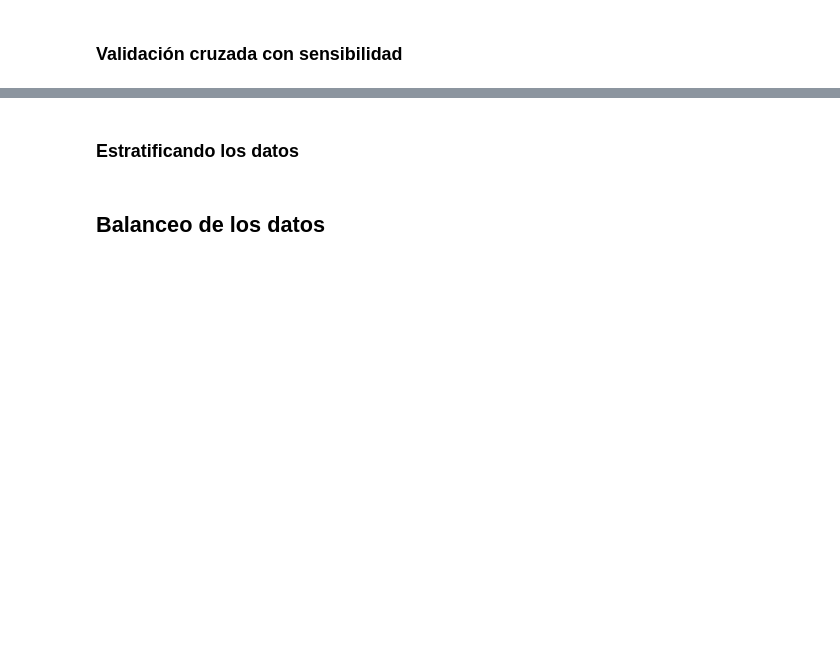
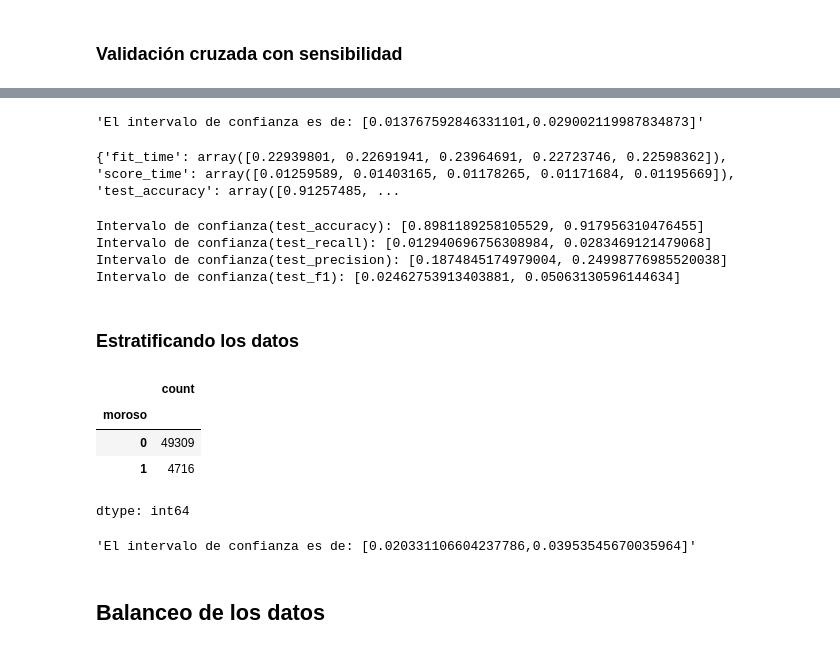
Before and after one commit to Starleen1996/Machine_Learning_modelos, a Jupyter notebook: Clasificacion_validacion_y_metricas.ipynb, the cells around one changed output, grey strips where cells are left out. Saved outputs shown, nothing was run; the diff lists cells and outputs as text; code cells hidden in the pictures; blank space fills up the shorter version.

```diff
--- a/Clasificacion_validacion_y_metricas.ipynb
+++ b/Clasificacion_validacion_y_metricas.ipynb
@@ -271,0 +314,16 @@ Generalmente, se utilizan 5 o 10 partes. Un número mayor no suele ser necesario
+# %%
+intervalo_confianza(cv_resultados)
+# %% [output]
+'El intervalo de confianza es de: [0.013767592846331101,0.029002119987834873]'
+# %%
+
+# Otro ejemplo - calculando todas las metricas
+
+modelo = DecisionTreeClassifier(max_depth = 10)
+KF = KFold(n_splits=5, shuffle = True, random_state = 5)
+# Aquí sí se puede pasar un diccionario o lista de métricas
+cv_resultados = cross_validate( modelo, X, y, cv=KF, scoring=['accuracy','recall','precision','f1'])
+
+print(cv_resultados)
+# %% [output]
+{'fit_time': array([0.22939801, 0.22691941, 0.23964691, 0.22723746, 0.22598362]), 'score_time': array([0.01259589, 0.01403165, 0.01178265, 0.01171684, 0.01195669]), 'test_accuracy': array([0.91257485, ...
@@ -272,2 +339,17 @@ Generalmente, se utilizan 5 o 10 partes. Un número mayor no suele ser necesario
+# %%
+informe_metricas(cv_resultados)
+# %% [output]
+Intervalo de confianza(test_accuracy): [0.8981189258105529, 0.917956310476455]
+Intervalo de confianza(test_recall): [0.012940696756308984, 0.0283469121479068]
+Intervalo de confianza(test_precision): [0.1874845174979004, 0.24998776985520038]
+Intervalo de confianza(test_f1): [0.02462753913403881, 0.05063130596144634]
 # %% [markdown]
 ### Estratificando los datos
+# %%
+datos['moroso'].value_counts()
+# %% [output]
+|  | count |
+| moroso |  |
+| 0 | 49309 |
+| 1 | 4716 |
+dtype: int64
@@ -274,3 +362,8 @@ Generalmente, se utilizan 5 o 10 partes. Un número mayor no suele ser necesario
+# %%
+intervalo_confianza(cv_resultados)
+# Estamos trabajando con un conjunto de datos desiquilibrado
+# %% [output]
+'El intervalo de confianza es de: [0.020331106604237786,0.03953545670035964]'
 # %% [markdown]
 ## <font color='dark'>Balanceo de los datos</h1>
 # %% [markdown]
```
Also changed, not shown: parts of 20 cells of this notebook.
